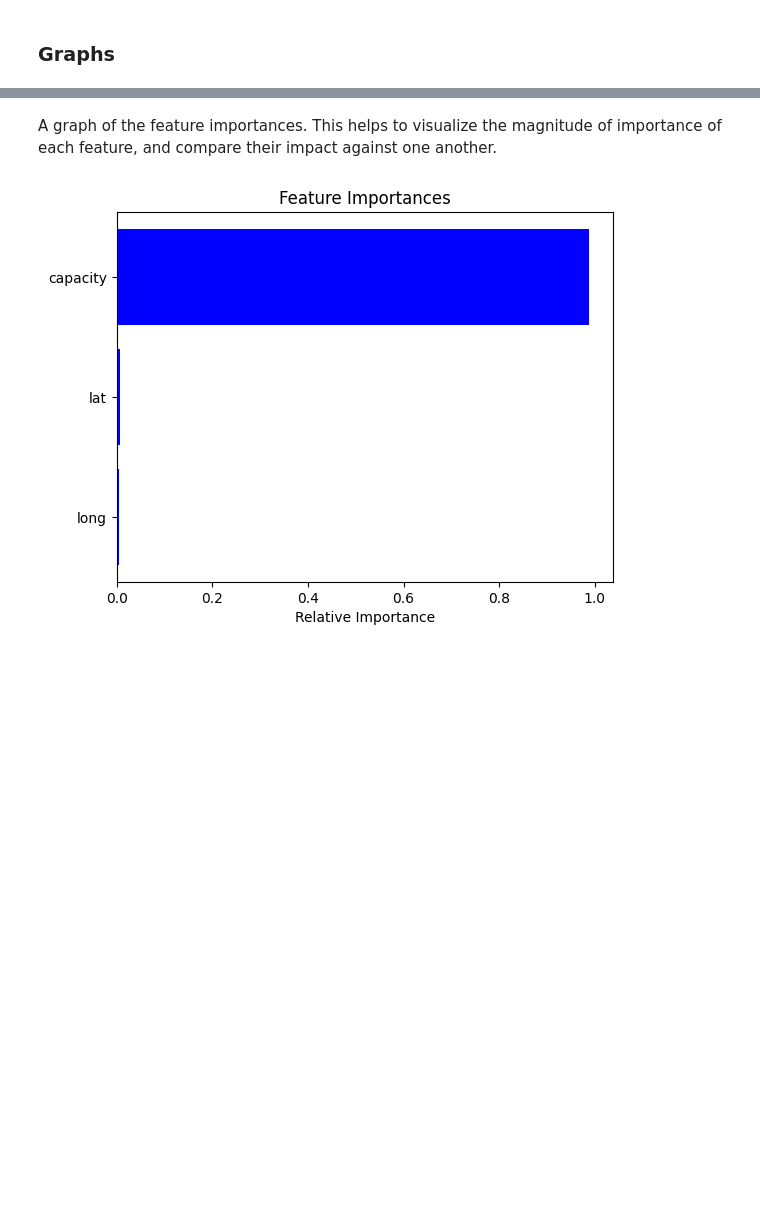
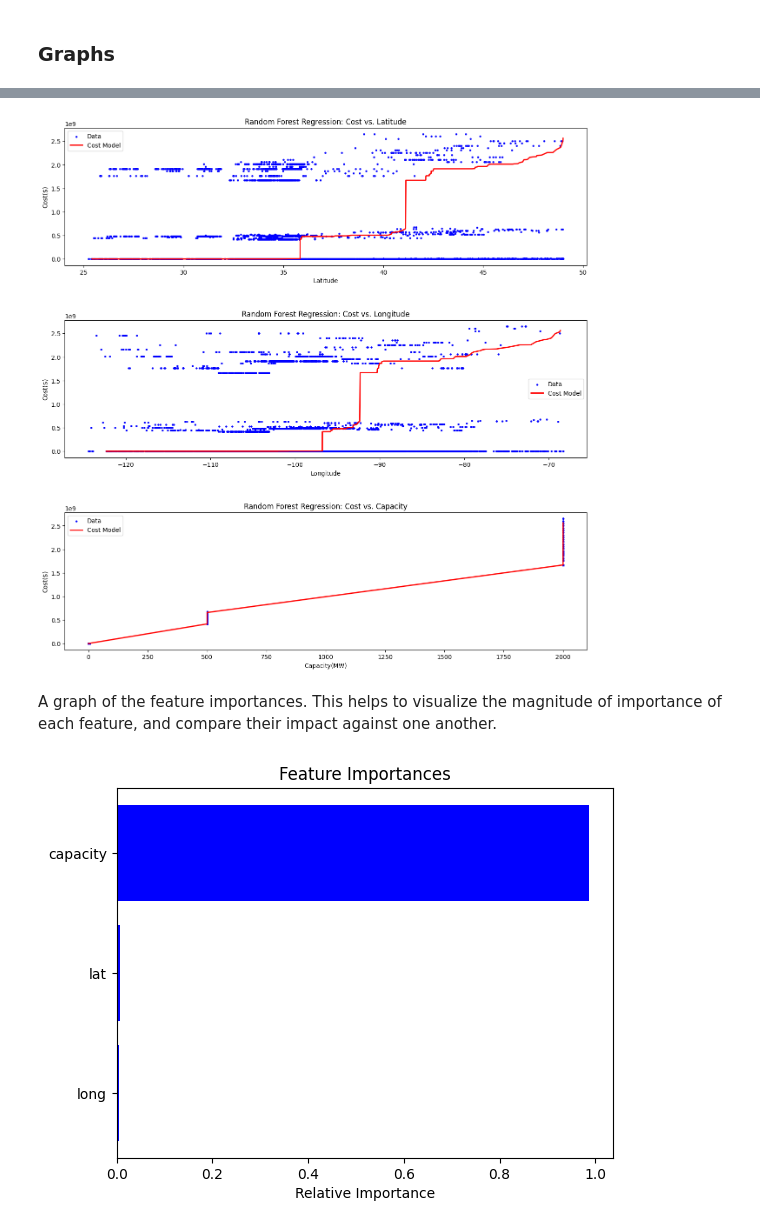
Before and after one commit to AidanNeeson/renewable-ml, a Jupyter notebook: app/2-rf-solar.ipynb, the cells around one changed output, grey strips where cells are left out. Cells and saved outputs as stored; diff of their text form; code cells hidden in the pictures; blank space fills up the shorter version.

```diff
--- a/app/2-rf-solar.ipynb
+++ b/app/2-rf-solar.ipynb
@@ -172,3 +234,43 @@ kf_cv_df
+# %%
+#| label: fig-cost-vs-input-features
+
+plot_cost_y = pd.DataFrame(preds).loc[:,[1]].sort_values(by=[1])
+
+figure, axis = plt.subplots(3)
+
+figure.set_size_inches(15,15)
+
+axis[0].scatter(X.loc[:,["lat"]], y.loc[:,['cost']], color='blue', label='Data', s=5)
+axis[0].plot(plot_lat_x, plot_cost_y, color='red',lw=2, label="Cost Model")
+axis[0].set_xlabel("Latitude")
+axis[0].set_ylabel("Cost($)")
+axis[0].set_title("Random Forest Regression: Cost vs. Latitude")
+axis[0].legend()
+
+axis[1].scatter(X.loc[:,["long"]], y.loc[:,['cost']], color='blue', label='Data', s=5)
+axis[1].plot(plot_long_x, plot_cost_y, color='red',lw=2, label="Cost Model")
+axis[1].set_xlabel("Longitude")
+axis[1].set_ylabel("Cost($)")
+axis[1].set_title("Random Forest Regression: Cost vs. Longitude")
+axis[1].legend()
+
+axis[2].scatter(X.loc[:,["capacity"]], y.loc[:,['cost']], color='blue', label='Data', s=5)
+axis[2].plot(plot_cap_x, plot_cost_y, color='red',lw=2, label="Cost Model")
+axis[2].set_xlabel("Capacity(MW)")
+axis[2].set_ylabel("Cost($)")
+axis[2].set_title("Random Forest Regression: Cost vs. Capacity")
+axis[2].legend()
+
+plt.subplots_adjust(left=0.1,
+                    bottom=0.1,
+                    right=0.9,
+                    top=0.9,
+                    wspace=.4,
+                    hspace=.4)
+
+plt.show()
+# %% [output]
+[figure, added]
 # %% [markdown]
 A graph of the feature importances. This helps to visualize the magnitude of importance of each feature, and compare their impact against one another.
 # %%
```
Also changed, not shown: parts of 13 cells of this notebook, 37 other files.
